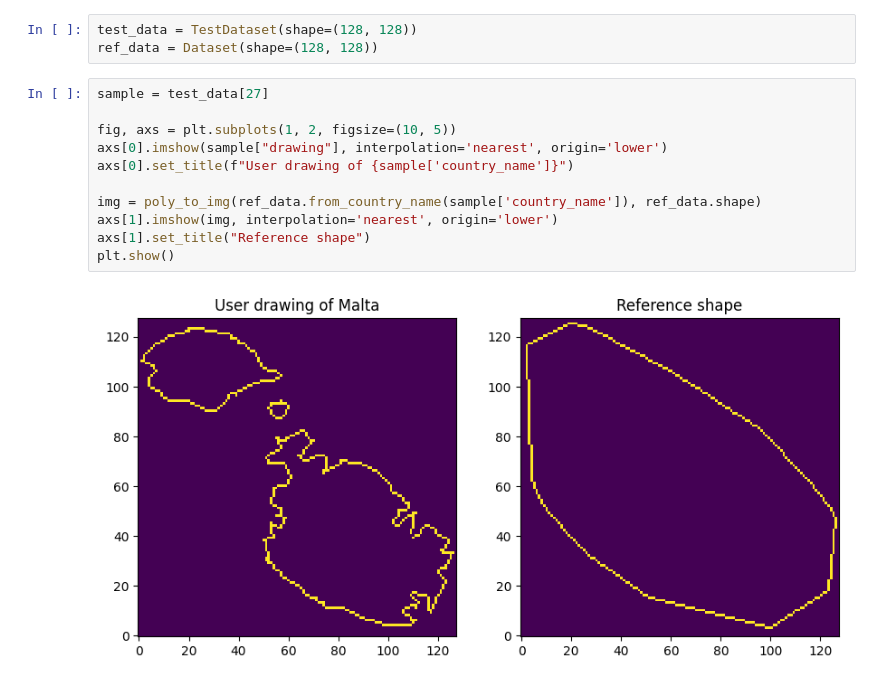
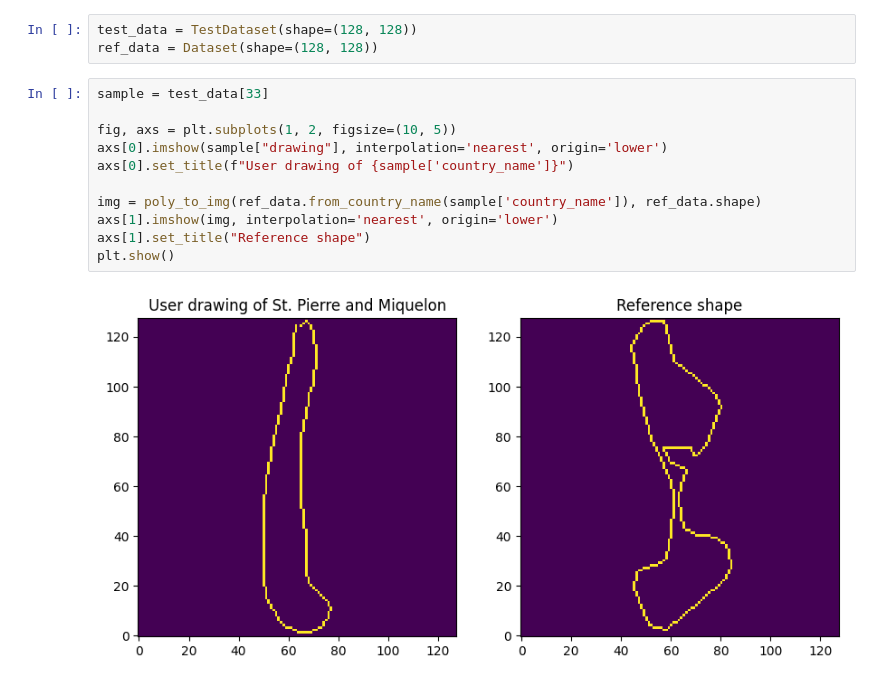
Before and after one commit to JortdeJong13/country-guess, a Jupyter notebook: Manipulate data.ipynb, the cells around one changed output. Saved outputs shown, nothing was run; the diff lists cells and outputs as text.

```diff
--- a/Manipulate data.ipynb
+++ b/Manipulate data.ipynb
@@ -201,15 +201,15 @@ from countryguess.utils import poly_to_img
 test_data = TestDataset(shape=(128, 128))
 ref_data = Dataset(shape=(128, 128))
 # %%
-sample = test_data[27]
+sample = test_data[33]
 
 fig, axs = plt.subplots(1, 2, figsize=(10, 5))
 axs[0].imshow(sample["drawing"], interpolation='nearest', origin='lower')
 axs[0].set_title(f"User drawing of {sample['country_name']}")
 
 img = poly_to_img(ref_data.from_country_name(sample['country_name']), ref_data.shape)
 axs[1].imshow(img, interpolation='nearest', origin='lower')
 axs[1].set_title("Reference shape")
 plt.show()
 # %% [output]
-[figure, old version]
+[figure, new version]
```
Also changed, not shown: parts of 2 cells of this notebook, 6 other files.
